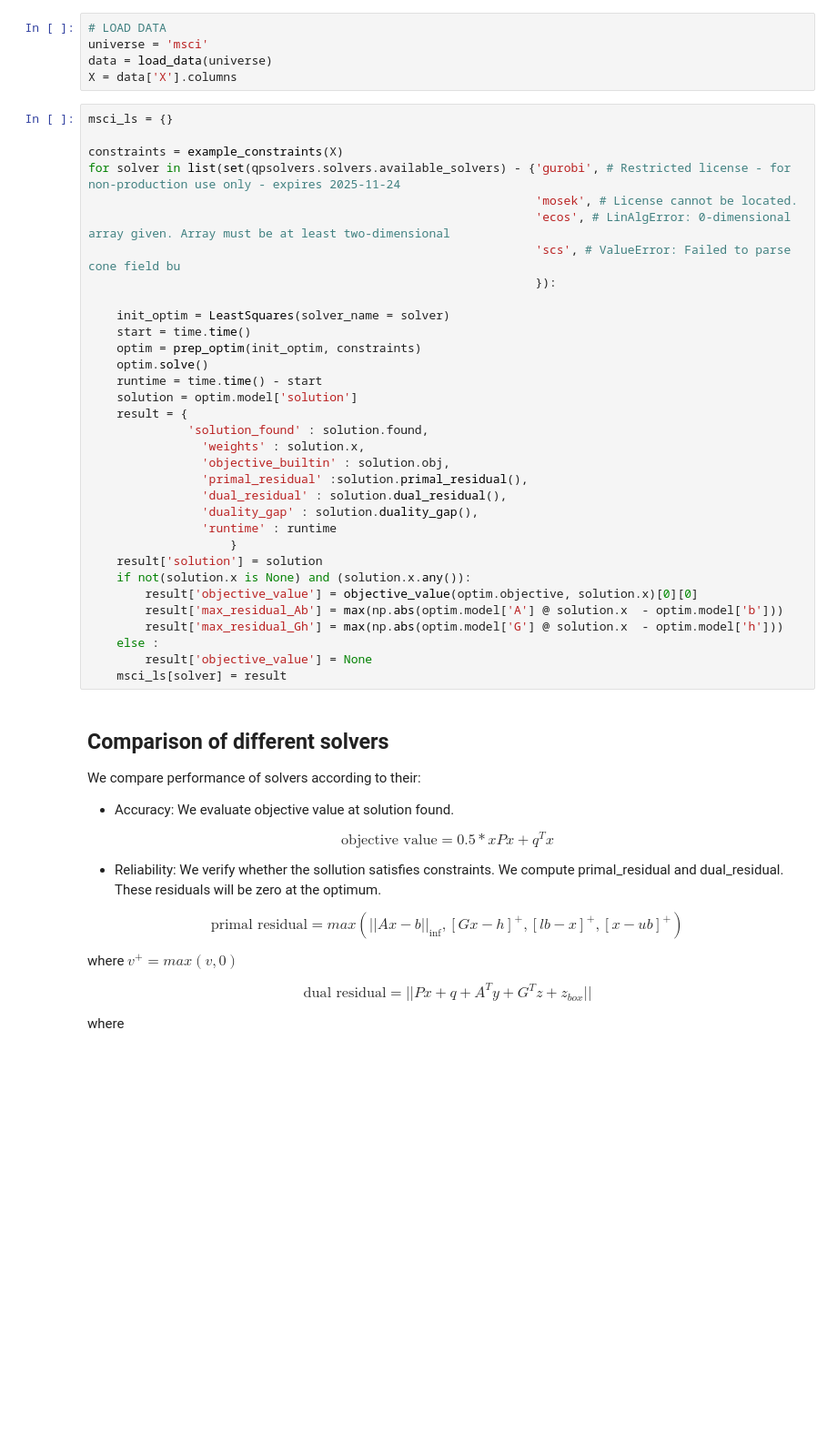
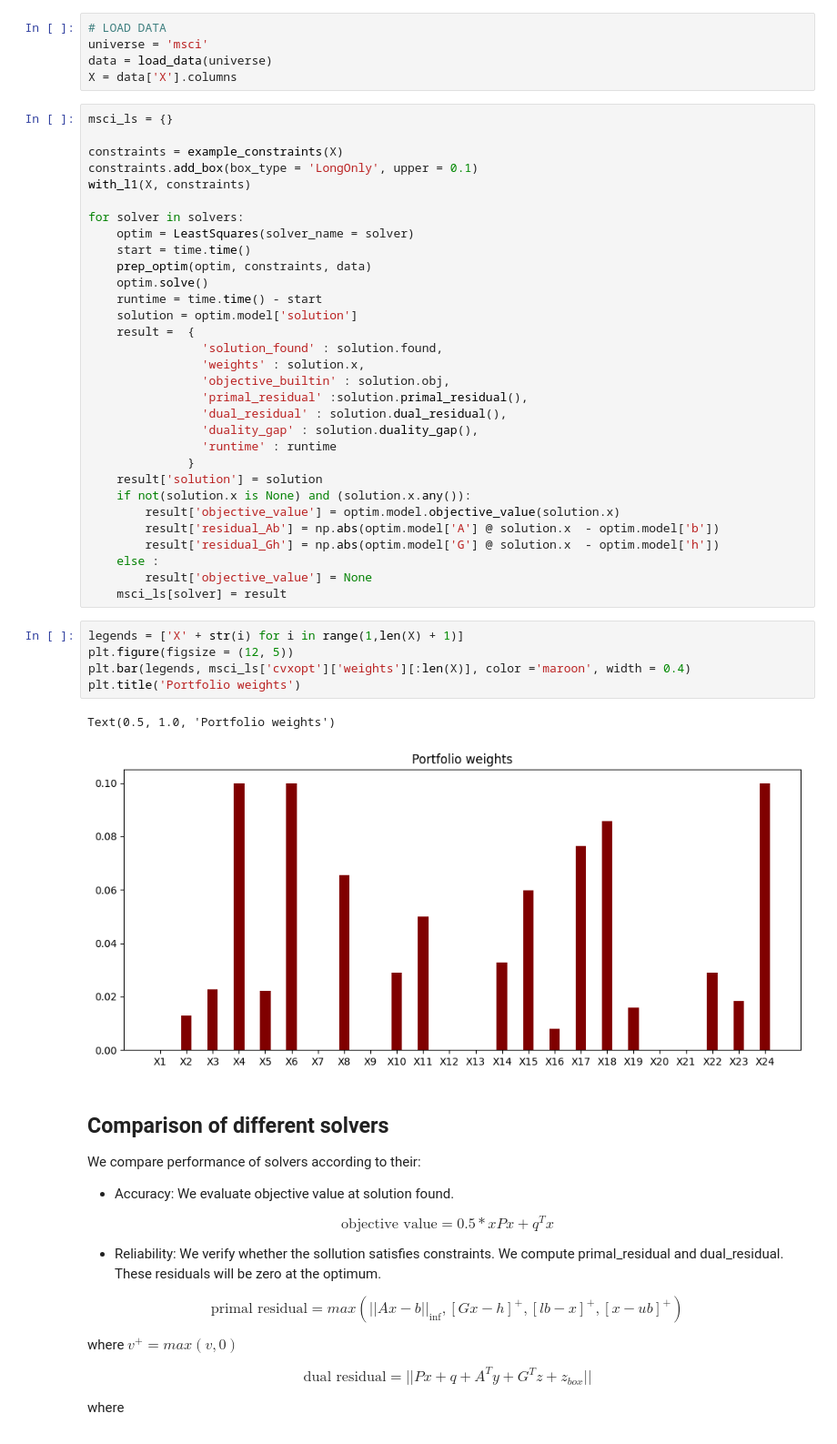
Before and after one commit to GeomScale/PorQua, a Jupyter notebook: example/compare_solver.ipynb, the cells around one changed output. Shown at 91% size. Drawn from its saved outputs; the diff is of its cells as text; blank space fills up the shorter version.

```diff
--- a/example/compare_solver.ipynb
+++ b/example/compare_solver.ipynb
@@ -95,35 +87,41 @@ X = data['X'].columns
 msci_ls = {}
 
 constraints = example_constraints(X)
-for solver in list(set(qpsolvers.solvers.available_solvers) - {'gurobi', # Restricted license - for non-production use only - expires 2025-11-24
-                                                               'mosek', # License cannot be located.
-                                                               'ecos', # LinAlgError: 0-dimensional array given. Array must be at least two-dimensional
-                                                               'scs', # ValueError: Failed to parse cone field bu
-                                                               }):
+constraints.add_box(box_type = 'LongOnly', upper = 0.1)
+with_l1(X, constraints)
 
-    init_optim = LeastSquares(solver_name = solver)
+for solver in solvers:
+    optim = LeastSquares(solver_name = solver)
     start = time.time()
-    optim = prep_optim(init_optim, constraints)
+    prep_optim(optim, constraints, data)
     optim.solve()
     runtime = time.time() - start
     solution = optim.model['solution']
-    result = {
-              'solution_found' : solution.found,
+    result =  {
+                'solution_found' : solution.found,
                 'weights' : solution.x,
                 'objective_builtin' : solution.obj,
                 'primal_residual' :solution.primal_residual(),
                 'dual_residual' : solution.dual_residual(),
                 'duality_gap' : solution.duality_gap(),
                 'runtime' : runtime
-                    }
+              }
     result['solution'] = solution
     if not(solution.x is None) and (solution.x.any()):
-        result['objective_value'] = objective_value(optim.objective, solution.x)[0][0]
-        result['max_residual_Ab'] = max(np.abs(optim.model['A'] @ solution.x  - optim.model['b']))
-        result['max_residual_Gh'] = max(np.abs(optim.model['G'] @ solution.x  - optim.model['h']))
+        result['objective_value'] = optim.model.objective_value(solution.x)
+        result['residual_Ab'] = np.abs(optim.model['A'] @ solution.x  - optim.model['b'])
+        result['residual_Gh'] = np.abs(optim.model['G'] @ solution.x  - optim.model['h'])
     else :
         result['objective_value'] = None
     msci_ls[solver] = result
+# %%
+legends = ['X' + str(i) for i in range(1,len(X) + 1)]
+plt.figure(figsize = (12, 5))
+plt.bar(legends, msci_ls['cvxopt']['weights'][:len(X)], color ='maroon', width = 0.4)
+plt.title('Portfolio weights')
+# %% [output]
+Text(0.5, 1.0, 'Portfolio weights')
+[figure, added]
 # %% [markdown]
 ## Comparison of different solvers
 
```
Also changed, not shown: parts of 13 cells of this notebook.
